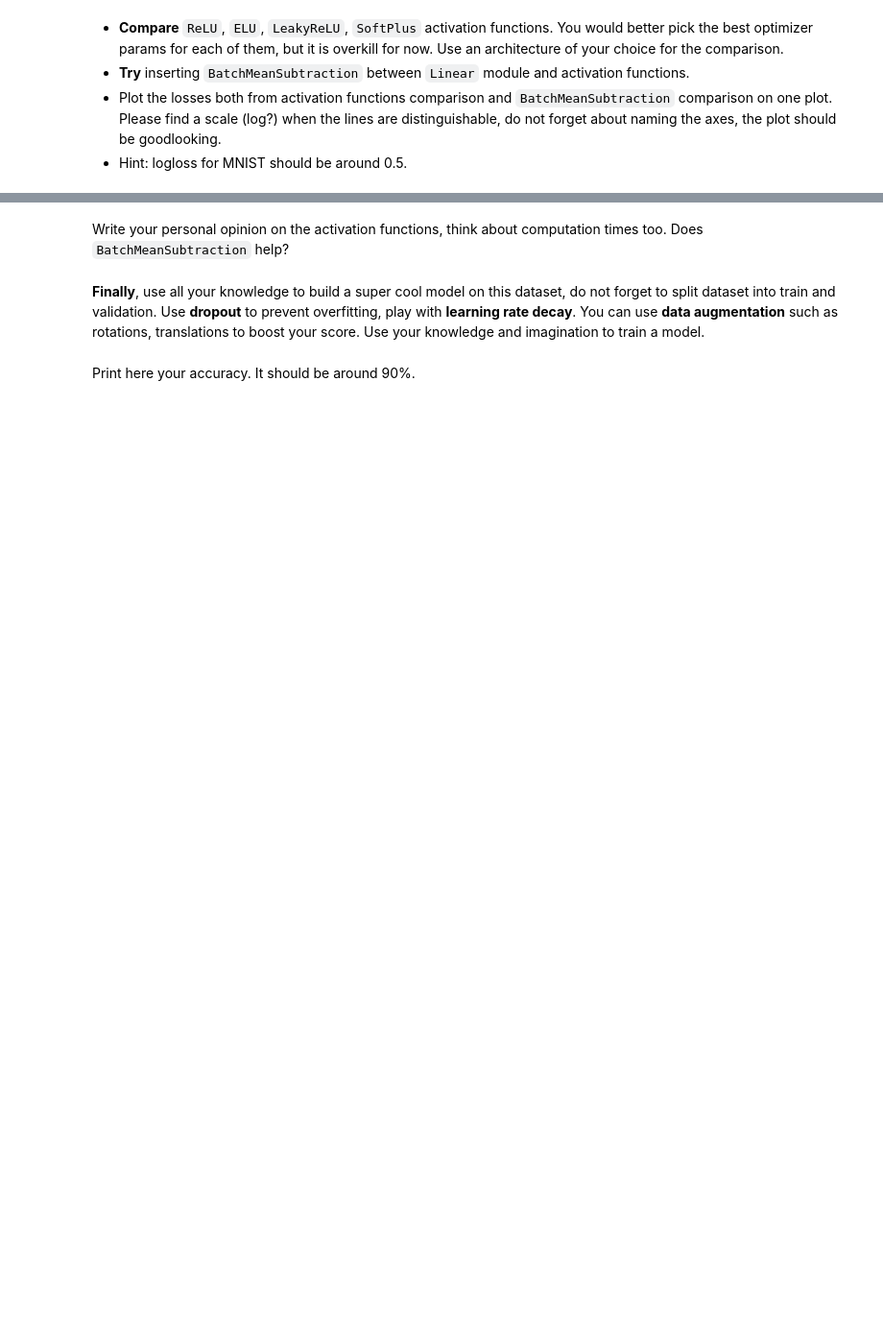
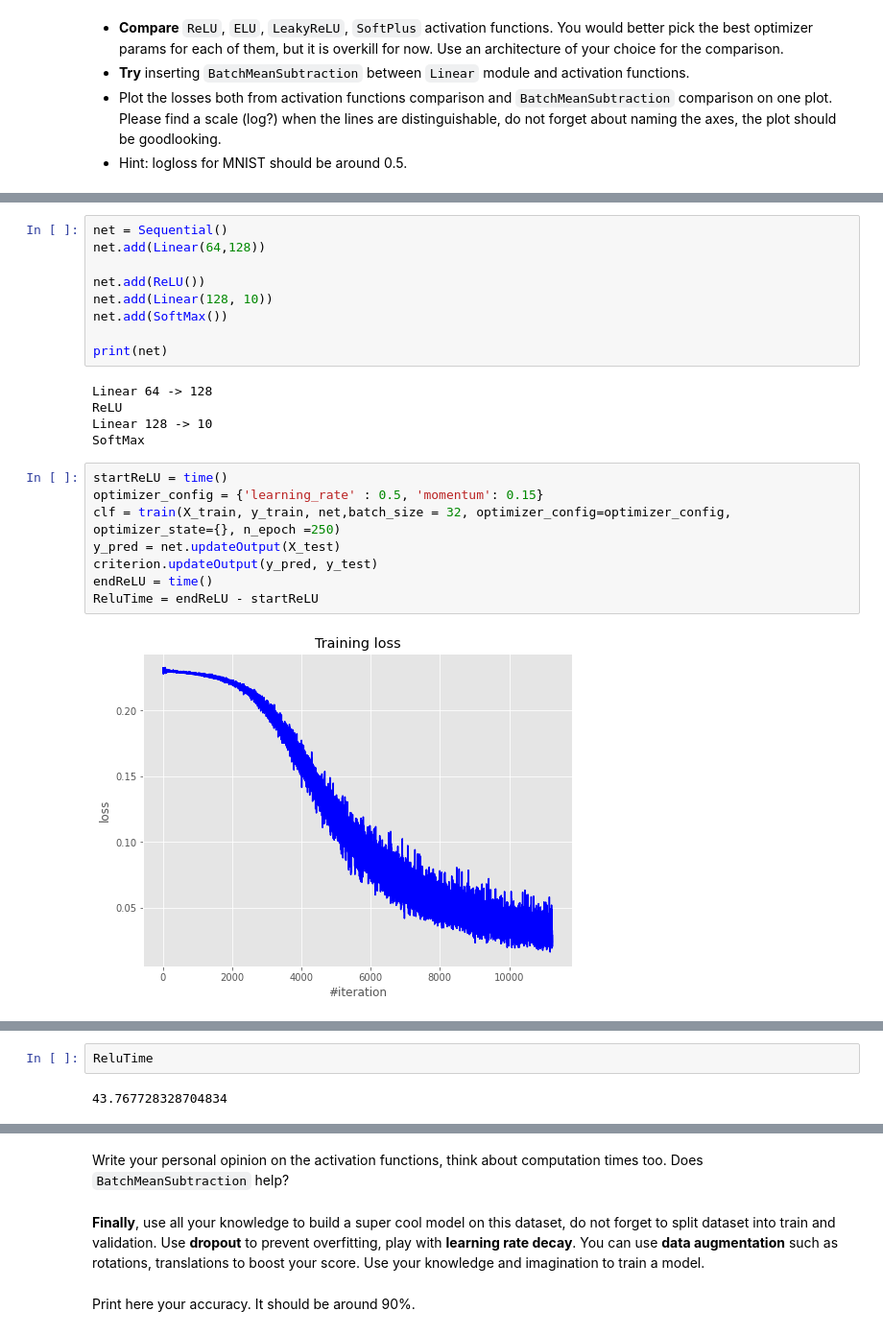
Before and after one commit to gayanechilingar/ACA_DL, a Jupyter notebook: Session0/assignment2_main.ipynb, the cells around one changed output, grey strips where cells are left out. Shown at 96% size. Saved outputs shown, nothing was run; the diff lists cells and outputs as text; blank space fills up the shorter version.

```diff
--- a/Session0/assignment2_main.ipynb
+++ b/Session0/assignment2_main.ipynb
@@ -210,0 +322,24 @@ You would better pick the best optimizer params for each of them, but it is over
+# %%
+net = Sequential()
+net.add(Linear(64,128))
+
+net.add(ReLU())
+net.add(Linear(128, 10))
+net.add(SoftMax())
+
+print(net)
+# %% [output]
+Linear 64 -> 128
+ReLU
+Linear 128 -> 10
+SoftMax
+# %%
+startReLU = time()
+optimizer_config = {'learning_rate' : 0.5, 'momentum': 0.15}
+clf = train(X_train, y_train, net,batch_size = 32, optimizer_config=optimizer_config, optimizer_state={}, n_epoch =250)
+y_pred = net.updateOutput(X_test)
+criterion.updateOutput(y_pred, y_test)
+endReLU = time()
+ReluTime = endReLU - startReLU
+# %% [output]
+[figure, added]
@@ -210,0 +347,4 @@ You would better pick the best optimizer params for each of them, but it is over
+# %%
+ReluTime
+# %% [output]
+43.767728328704834
```
Also changed, not shown: parts of 41 cells of this notebook.
